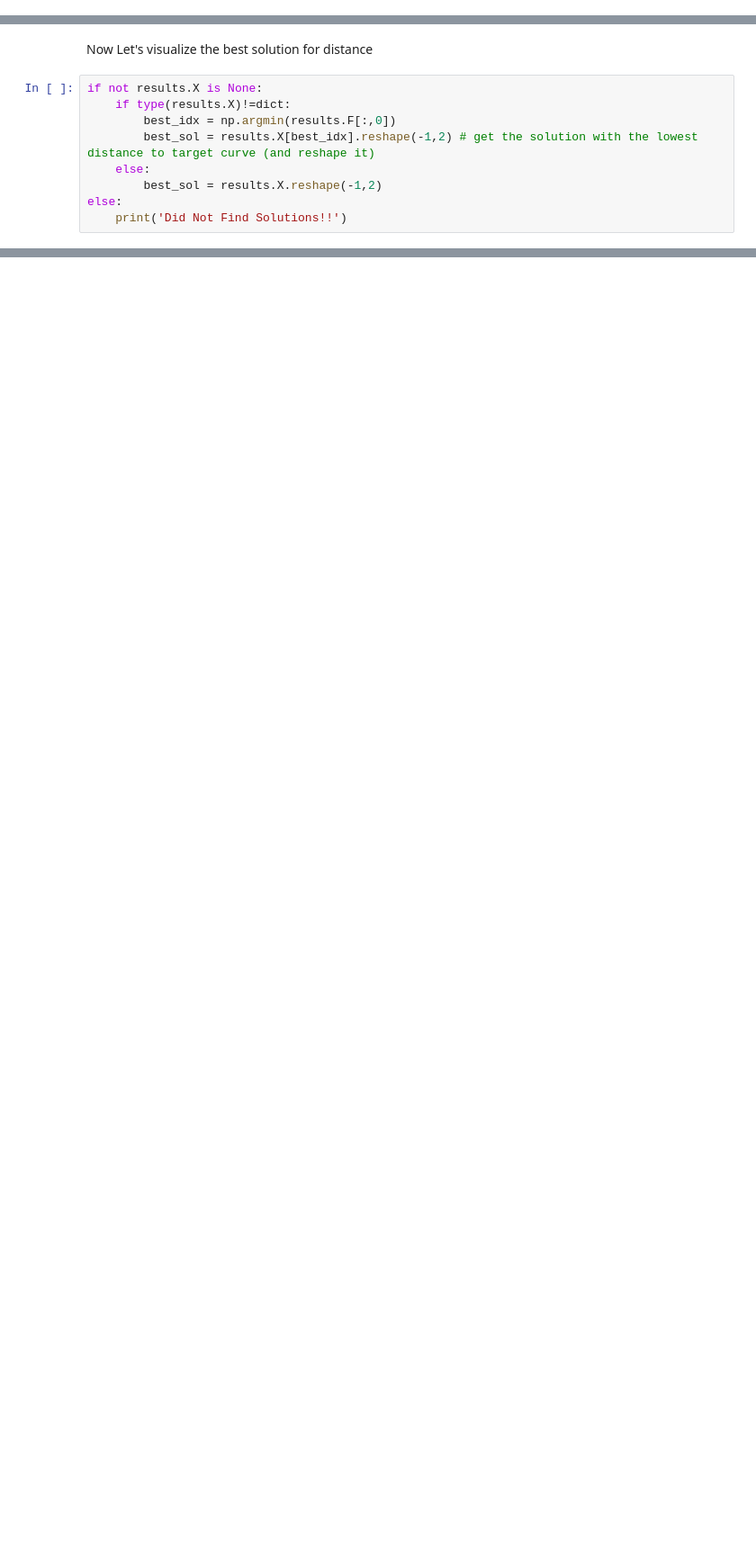
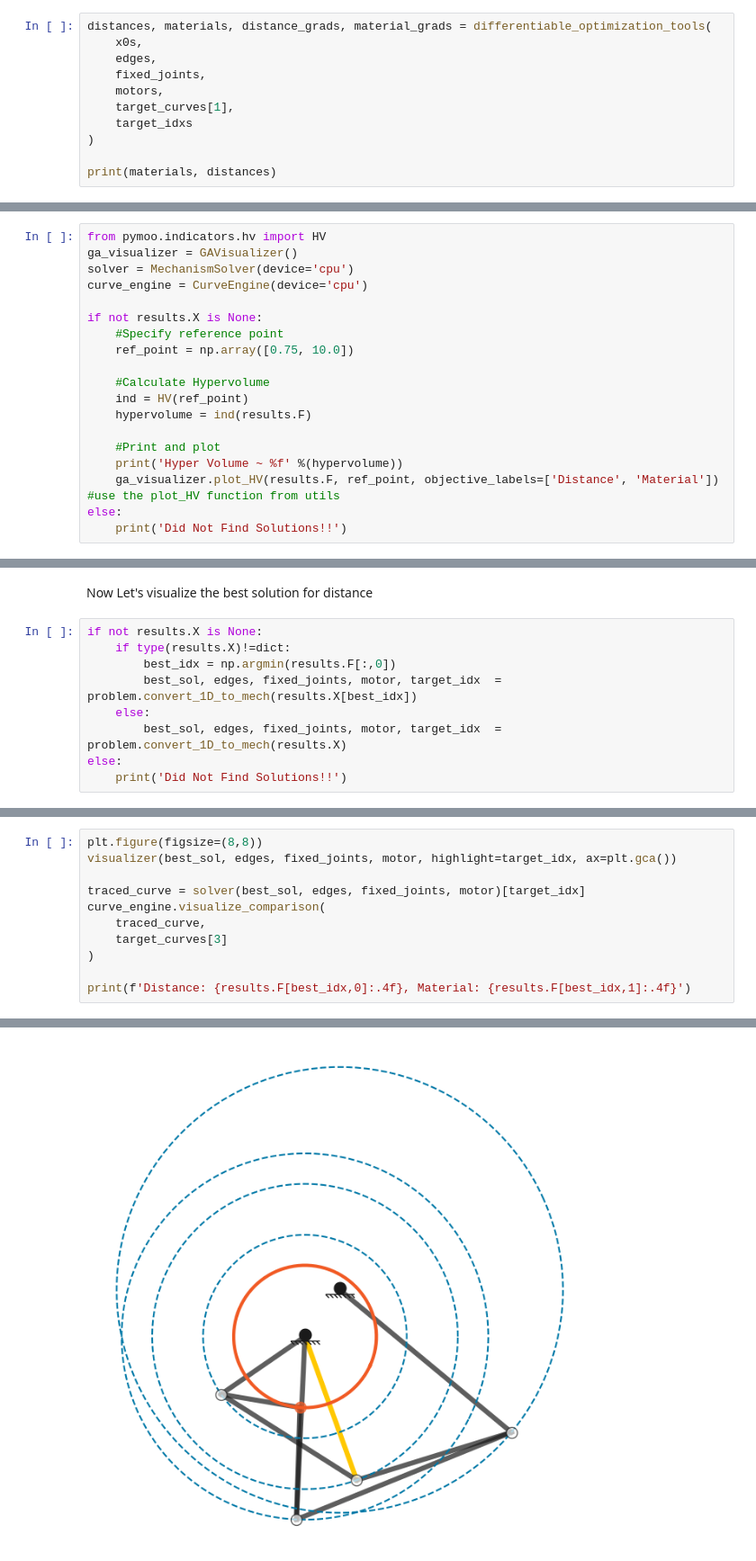
Before and after one commit to PatrykPrezyna/2155-Optimization-Challenge-Problem, a Jupyter notebook: rebecca.ipynb, the cells around one changed output, grey strips where cells are left out. Shown: that part at 90% size. Saved outputs shown, nothing was run; the diff lists cells and outputs as text; blank space fills up the shorter version.

Commit message:
pipeline for single target_curve

```diff
--- a/rebecca.ipynb
+++ b/rebecca.ipynb
@@ -368,0 +387,11 @@ else:
+# %%
+distances, materials, distance_grads, material_grads = differentiable_optimization_tools(
+    x0s,
+    edges,
+    fixed_joints,
+    motors,
+    target_curves[1],
+    target_idxs
+)
+
+print(materials, distances)
@@ -368,0 +617,19 @@ else:
+# %%
+from pymoo.indicators.hv import HV
+ga_visualizer = GAVisualizer()
+solver = MechanismSolver(device='cpu')
+curve_engine = CurveEngine(device='cpu')
+
+if not results.X is None:
+    #Specify reference point
+    ref_point = np.array([0.75, 10.0])
+
+    #Calculate Hypervolume
+    ind = HV(ref_point)
+    hypervolume = ind(results.F)
+
+    #Print and plot
+    print('Hyper Volume ~ %f' %(hypervolume))
+    ga_visualizer.plot_HV(results.F, ref_point, objective_labels=['Distance', 'Material']) #use the plot_HV function from utils
+else:
+    print('Did Not Find Solutions!!')
@@ -372,8 +644,8 @@ Now Let's visualize the best solution for distance
 if not results.X is None:
     if type(results.X)!=dict:
         best_idx = np.argmin(results.F[:,0])
-        best_sol = results.X[best_idx].reshape(-1,2) # get the solution with the lowest distance to target curve (and reshape it)
+        best_sol, edges, fixed_joints, motor, target_idx  = problem.convert_1D_to_mech(results.X[best_idx])
     else:
-        best_sol = results.X.reshape(-1,2)
+        best_sol, edges, fixed_joints, motor, target_idx  = problem.convert_1D_to_mech(results.X)
 else:
     print('Did Not Find Solutions!!')
@@ -381,0 +652,12 @@ results.X[1]
+# %%
+plt.figure(figsize=(8,8))
+visualizer(best_sol, edges, fixed_joints, motor, highlight=target_idx, ax=plt.gca())
+
+traced_curve = solver(best_sol, edges, fixed_joints, motor)[target_idx]
+curve_engine.visualize_comparison(
+    traced_curve,
+    target_curves[3]
+)
+
+print(f'Distance: {results.F[best_idx,0]:.4f}, Material: {results.F[best_idx,1]:.4f}')
+# %% [output]
@@ -381,0 +665 @@ results.X[1]
+[figure, added]
```
Also changed, not shown: parts of 126 cells of this notebook.
